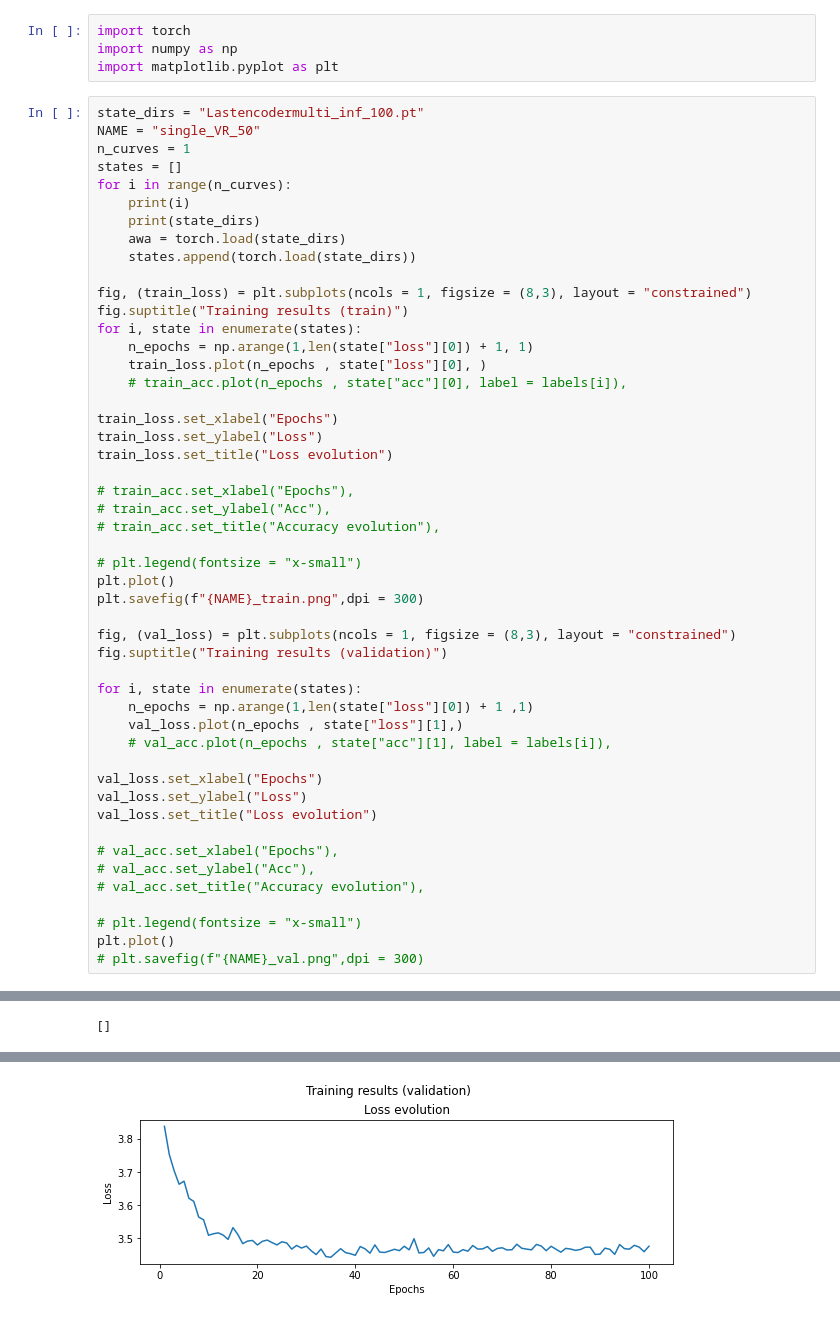
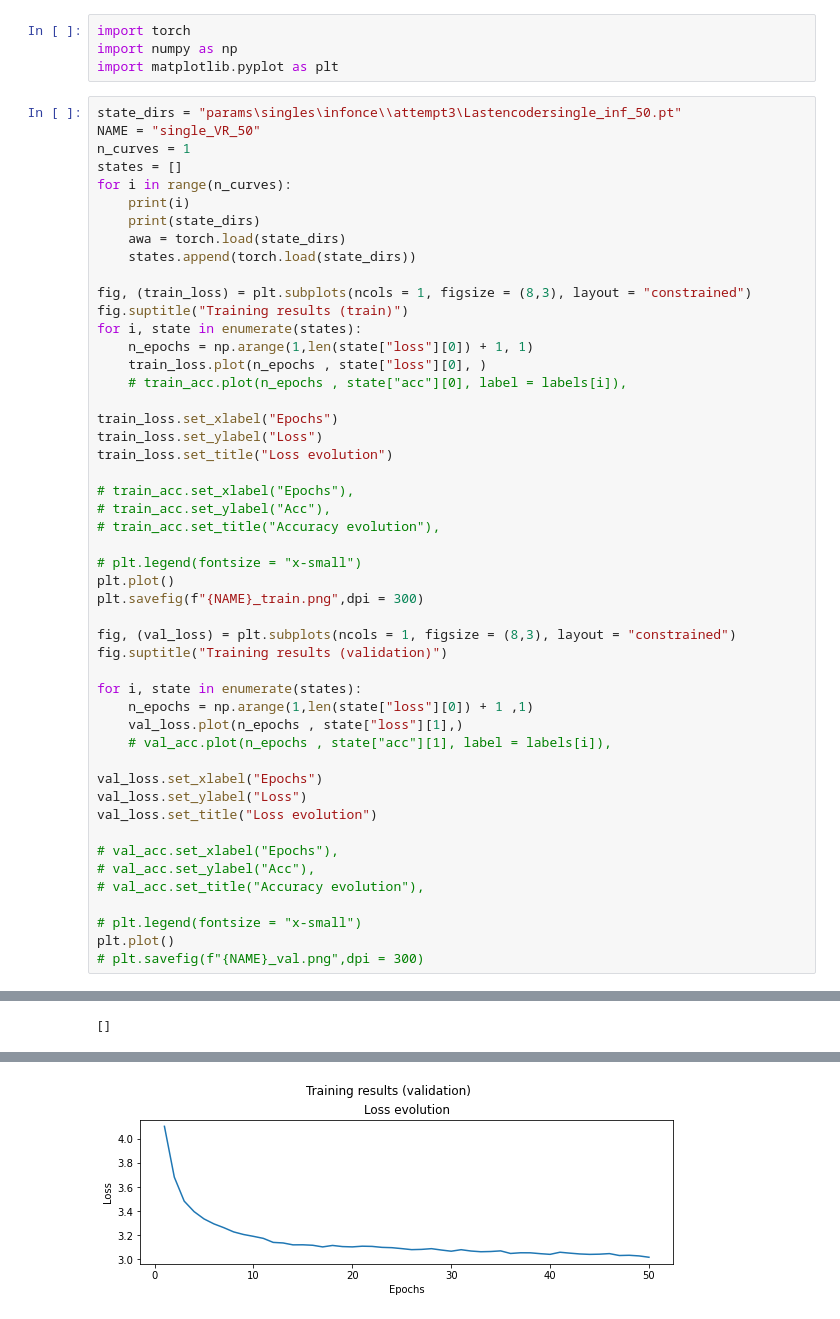
Before and after one commit to nunuki-crew/FinalEL7006, a Jupyter notebook: plotter.ipynb, the cells around one changed output, grey strips where cells are left out. Drawn from its saved outputs; the diff is of its cells as text.

```diff
--- a/plotter.ipynb
+++ b/plotter.ipynb
@@ -3,7 +3,7 @@ import torch
 import numpy as np
 import matplotlib.pyplot as plt
 # %%
-state_dirs = "Lastencodermulti_inf_100.pt"
+state_dirs = "params\singles\infonce\\attempt3\Lastencodersingle_inf_50.pt"
 NAME = "single_VR_50"
 n_curves = 1
 states = []
@@ -59 +59 @@ Lastencodermulti_inf_100.pt
-[figure, old version]
+[figure, new version]
```
Also changed, not shown: parts of 1 cell of this notebook, 17 other files.
